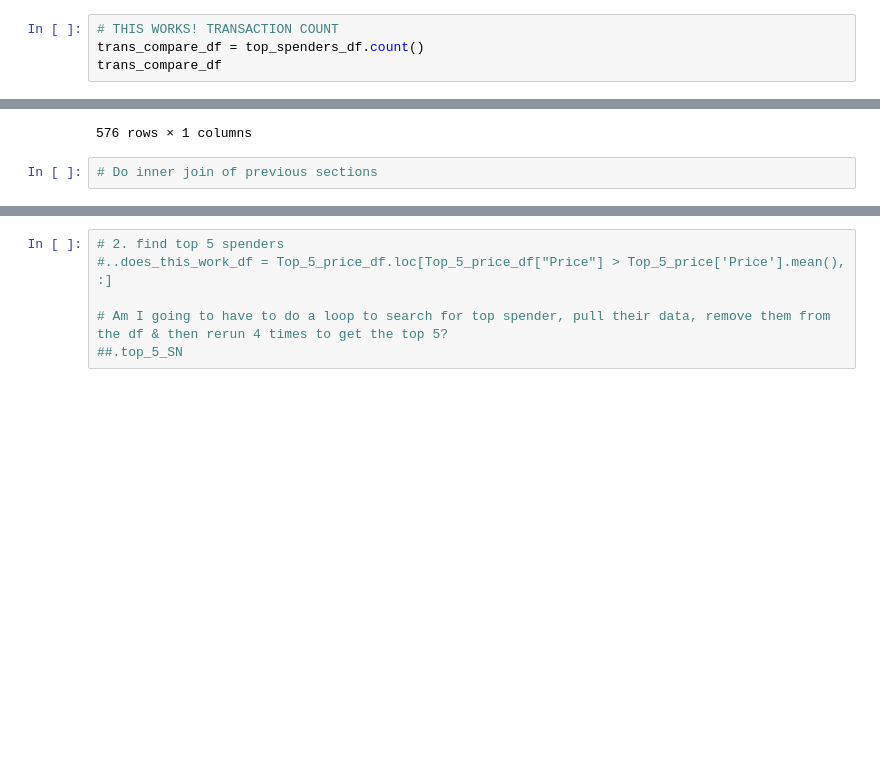
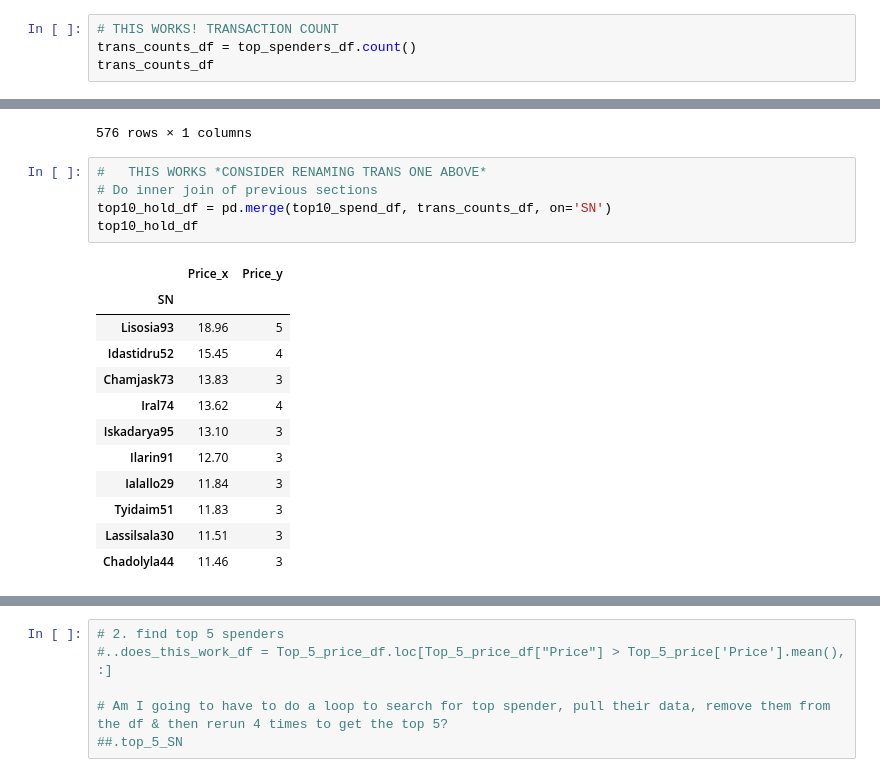
Before and after one commit to juliemcbaker/pandas-challenge, a Jupyter notebook: HeroesOfPymoli/HeroesOfPymoli_baker.ipynb, the cells around one changed output, grey strips where cells are left out. Saved outputs shown, nothing was run; the diff lists cells and outputs as text; blank space fills up the shorter version.

Commit message:
Merged top10 spenders with transaction count. Renamed the columns. Can't figure out how to reorder the columns.

```diff
--- a/HeroesOfPymoli/HeroesOfPymoli_baker.ipynb
+++ b/HeroesOfPymoli/HeroesOfPymoli_baker.ipynb
@@ -503,8 +503,8 @@ top10_spend_df
 | Chadolyla44 | 11.46 |
 # %%
 # THIS WORKS! TRANSACTION COUNT
-trans_compare_df = top_spenders_df.count()
-trans_compare_df
+trans_counts_df = top_spenders_df.count()
+trans_counts_df
 # %% [output]
 |  | Price |
 | SN |  |
@@ -521,4 +521,20 @@ trans_compare_df
 | Zontibe81 | 3 |
 576 rows × 1 columns
 # %%
+#   THIS WORKS *CONSIDER RENAMING TRANS ONE ABOVE*
 # Do inner join of previous sections
+top10_hold_df = pd.merge(top10_spend_df, trans_counts_df, on='SN')
+top10_hold_df
+# %% [output]
+|  | Price_x | Price_y |
+| SN |  |  |
+| Lisosia93 | 18.96 | 5 |
+| Idastidru52 | 15.45 | 4 |
+| Chamjask73 | 13.83 | 3 |
+| Iral74 | 13.62 | 4 |
+| Iskadarya95 | 13.10 | 3 |
+| Ilarin91 | 12.70 | 3 |
+| Ialallo29 | 11.84 | 3 |
+| Tyidaim51 | 11.83 | 3 |
+| Lassilsala30 | 11.51 | 3 |
+| Chadolyla44 | 11.46 | 3 |
```
Also changed, not shown: parts of 8 cells of this notebook.
